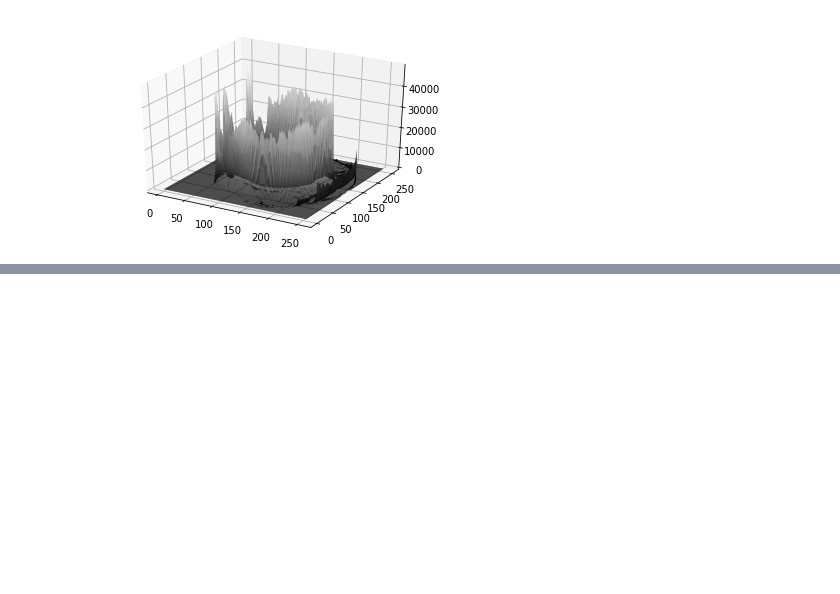
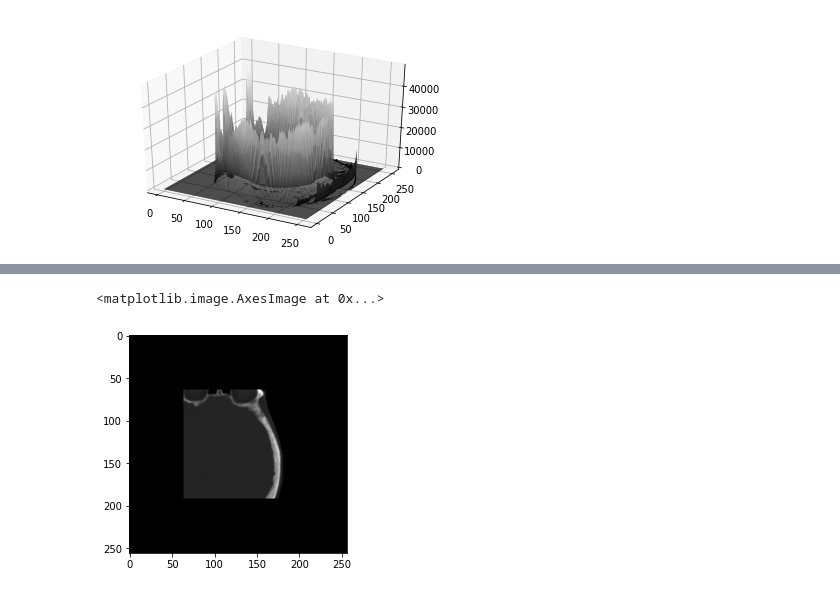
Before and after one commit to liadmagen/MedicalImageProcessingCourse, a Jupyter notebook: medImgproc_00_working_with_images.ipynb, the cells around one changed output, grey strips where cells are left out. Saved outputs shown, nothing was run; the diff lists cells and outputs as text; code cells hidden in the pictures; blank space fills up the shorter version.

```diff
--- a/medImgproc_00_working_with_images.ipynb
+++ b/medImgproc_00_working_with_images.ipynb
@@ -105,0 +137,7 @@ from skimage.io import imread
+# %%
+# And we can fuse two images together with byte operations. For example, AND operator would result in '0's where either the mask or the image was black (0).
+masked_img = cv.bitwise_and(img,img,mask = mask)
+plt.imshow(masked_img, cmap='gray')
+# %% [output]
+<matplotlib.image.AxesImage at 0x...>
+[figure, added]
```
Also changed, not shown: parts of 35 cells of this notebook.
